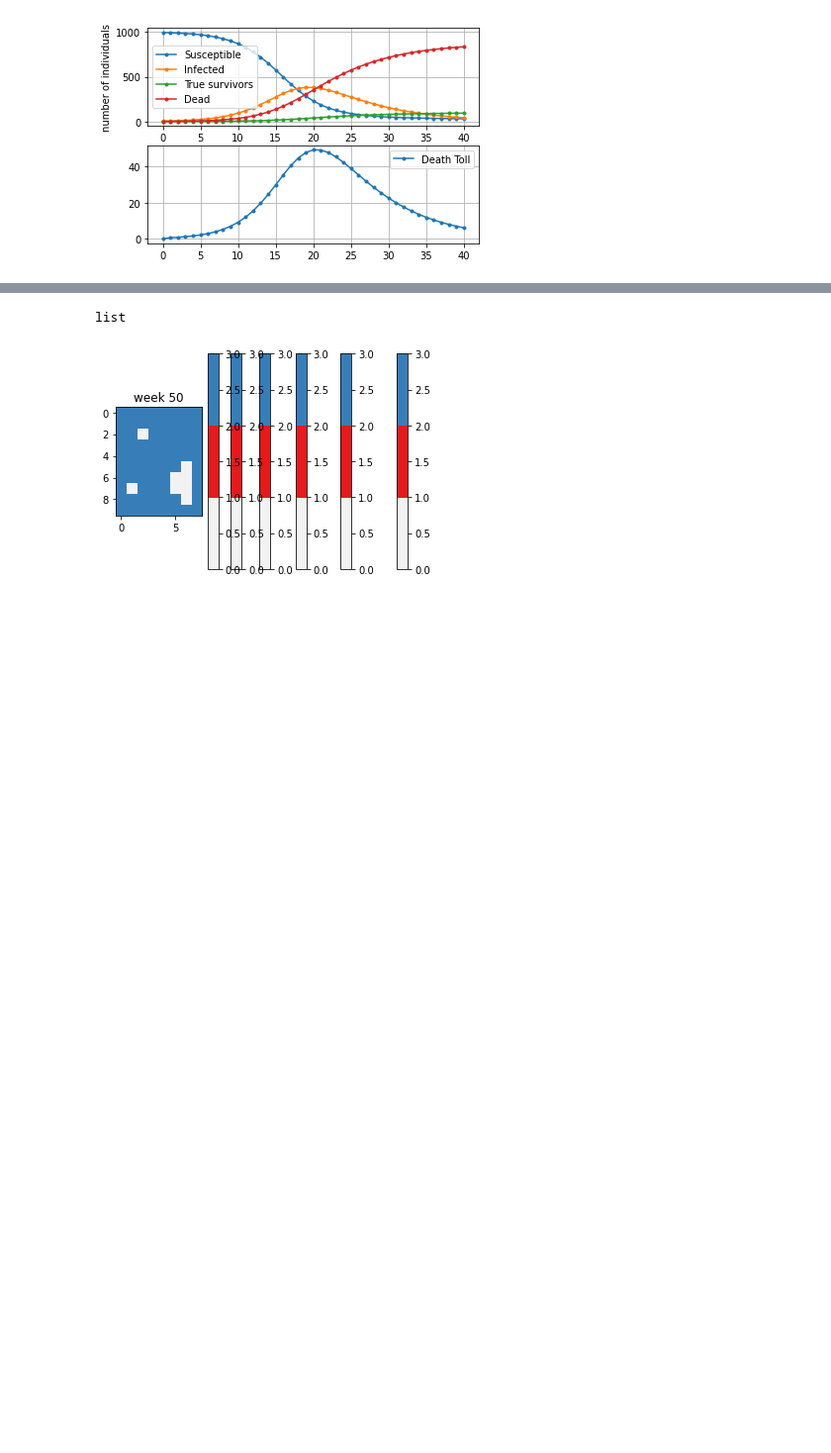
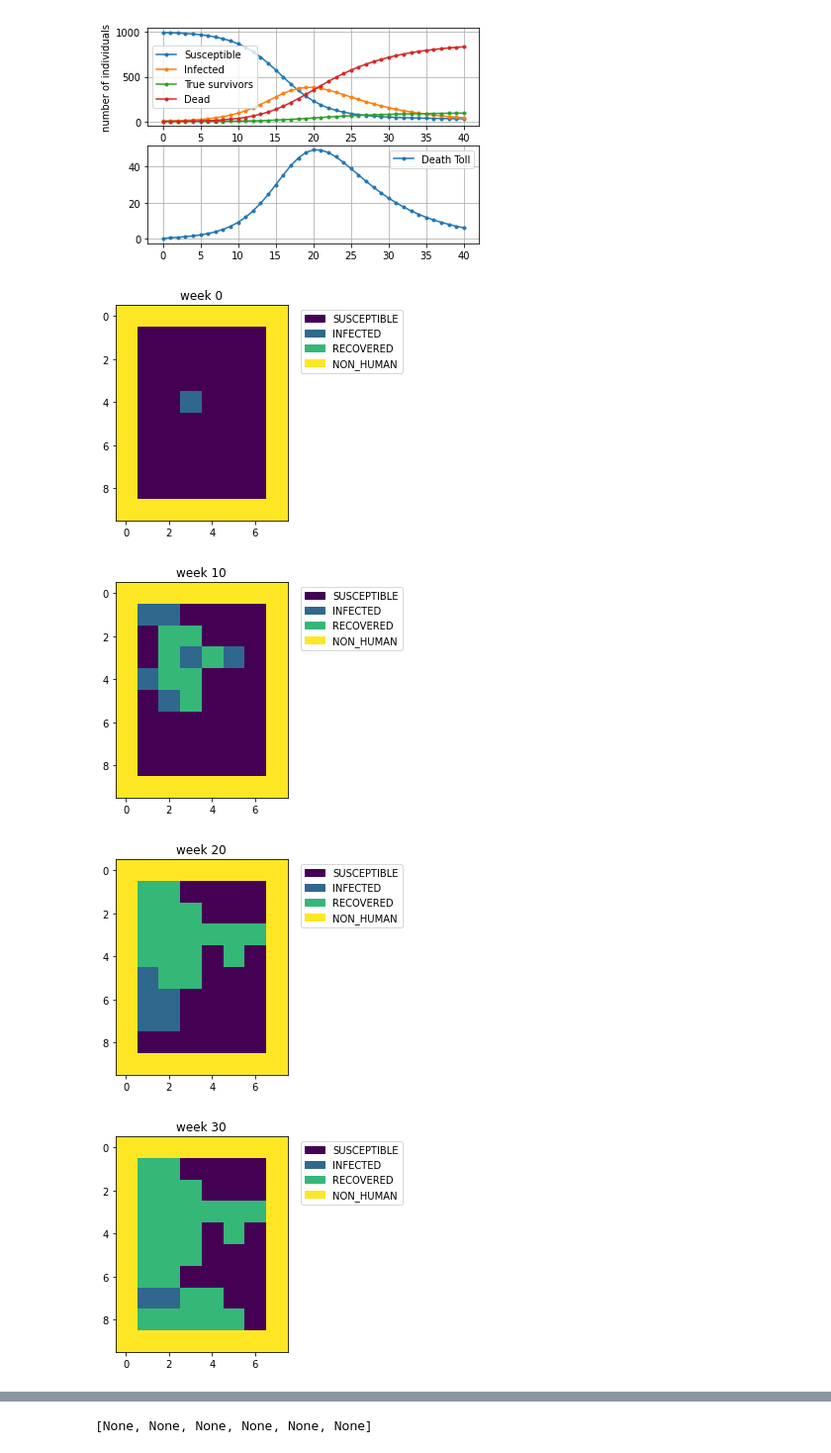
Before and after one commit to ajkbssn/uu-prog1, a Jupyter notebook: src/uu_prog1/epidemic_solution.ipynb, the cells around one changed output, grey strips where cells are left out. Shown: that part at 99% size. Saved outputs shown, nothing was run; the diff lists cells and outputs as text; code cells hidden in the pictures; blank space fills up the shorter version.

```diff
--- a/src/uu_prog1/epidemic_solution.ipynb
+++ b/src/uu_prog1/epidemic_solution.ipynb
@@ -64,28 +64,32 @@ plt.show()
 # %%
 from epidemics import *
 import numpy as np
 
 # a seed for random number generators, this is not necessary
 np.random.seed(1203)
 
 # Settings
 T = 50
 M = 8
 N = 6
 alpha = 0.2
 beta = 0.15
 
 # Initialize the grid
 grid = createSIR2D(rows=M, columns=N, boundary=True)
 grid[4, 3] = INFECTED
 grids = []
 grids.append(grid)
 
 # Run the simulation
 for n in range(T):
     grid = time_step(grid, alpha, beta)
     grids.append(grid)
 
 # Plot the results
-[plot2D_SIR(grids[t], title=f'week {t}') for t in np.arange(0,T+1,T//5)]
+[plot2D_SIR(grids[t], title=f'week {t}',do_show=True) for t in np.arange(0,T+1,T//5)]
 # %% [output]
+[figure, new version]
+[figure, added]
+[figure, added]
+[figure, added]
@@ -92,2 +98 @@ for n in range(T):
-list
+[None, None, None, None, None, None]
-[figure, old version]
```
Also changed, not shown: parts of 9 cells of this notebook.
